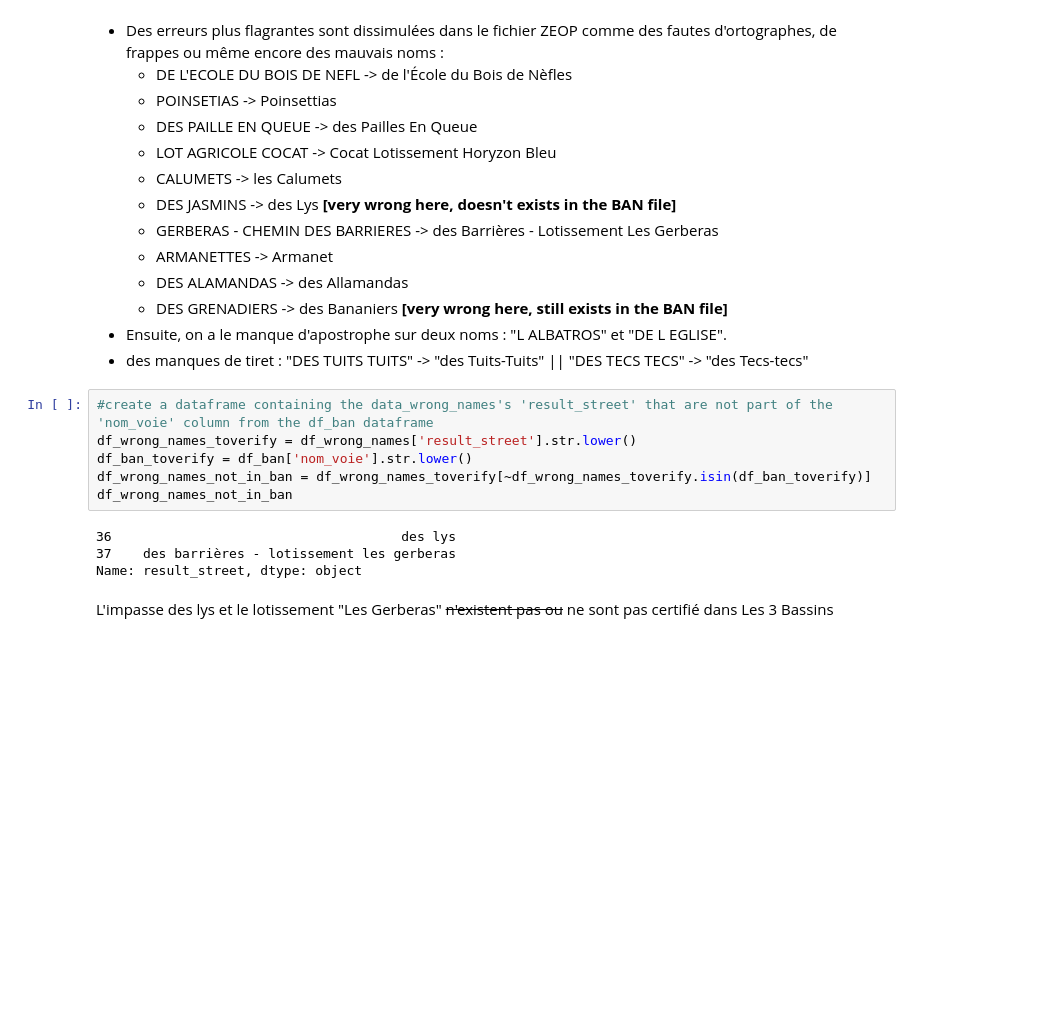
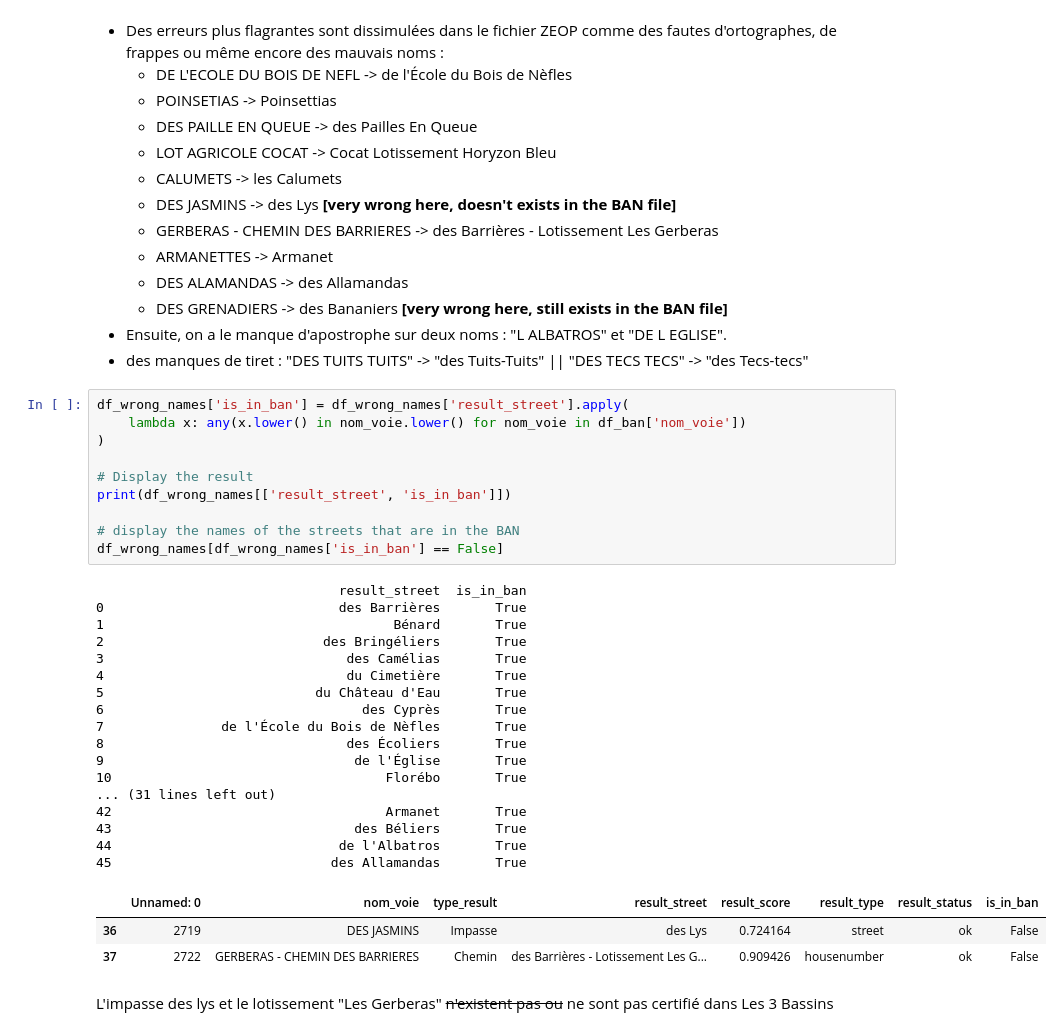
Before and after one commit to gitreunion/datacup-challenge-esi-flipside, a Jupyter notebook: code/get_path_name_error.ipynb, the cells around one changed output. Saved outputs shown, nothing was run; the diff lists cells and outputs as text; blank space fills up the shorter version.

Commit message:
push : a fix to the final result (we finally get every path name that aren't in the Ban file OR are not certified in the city)

```diff
--- a/code/get_path_name_error.ipynb
+++ b/code/get_path_name_error.ipynb
@@ -218,15 +218,36 @@ Alors d'après ce tableau ci-dessus, on repère des erreurs communs :
   - DES GRENADIERS -> des Bananiers	**[very wrong here, still exists in the BAN file]**
 - Ensuite, on a le manque d'apostrophe sur deux noms : "L ALBATROS" et "DE L EGLISE".
 - des manques de tiret : "DES TUITS TUITS" -> "des Tuits-Tuits" || "DES TECS TECS" -> "des Tecs-tecs"
-# %%
-#create a dataframe containing the data_wrong_names's 'result_street' that are not part of the 'nom_voie' column from the df_ban dataframe
-df_wrong_names_toverify = df_wrong_names['result_street'].str.lower()
-df_ban_toverify = df_ban['nom_voie'].str.lower()
-df_wrong_names_not_in_ban = df_wrong_names_toverify[~df_wrong_names_toverify.isin(df_ban_toverify)]
-df_wrong_names_not_in_ban
-# %% [output]
-36                                     des lys
-37    des barrières - lotissement les gerberas
-Name: result_street, dtype: object
+# %%
+df_wrong_names['is_in_ban'] = df_wrong_names['result_street'].apply(
+    lambda x: any(x.lower() in nom_voie.lower() for nom_voie in df_ban['nom_voie'])
+)
+
+# Display the result
+print(df_wrong_names[['result_street', 'is_in_ban']])
+
+# display the names of the streets that are in the BAN
+df_wrong_names[df_wrong_names['is_in_ban'] == False]
+# %% [output]
+                               result_street  is_in_ban
+0                              des Barrières       True
+1                                     Bénard       True
+2                            des Bringéliers       True
+3                               des Camélias       True
+4                               du Cimetière       True
+5                           du Château d'Eau       True
+6                                 des Cyprès       True
+7               de l'École du Bois de Nèfles       True
+8                               des Écoliers       True
+9                                de l'Église       True
+10                                   Florébo       True
+... (31 lines left out)
+42                                   Armanet       True
+43                               des Béliers       True
+44                             de l'Albatros       True
+45                            des Allamandas       True
+|  | Unnamed: 0 | nom_voie | type_result | result_street | result_score | result_type | result_status | is_in_ban |
+| 36 | 2719 | DES JASMINS | Impasse | des Lys | 0.724164 | street | ok | False |
+| 37 | 2722 | GERBERAS - CHEMIN DES BARRIERES | Chemin | des Barrières - Lotissement Les G... | 0.909426 | housenumber | ok | False |
 # %% [markdown]
 L'impasse des lys et le lotissement "Les Gerberas" ~~n'existent pas ou~~ ne sont pas certifié dans Les 3 Bassins
```
